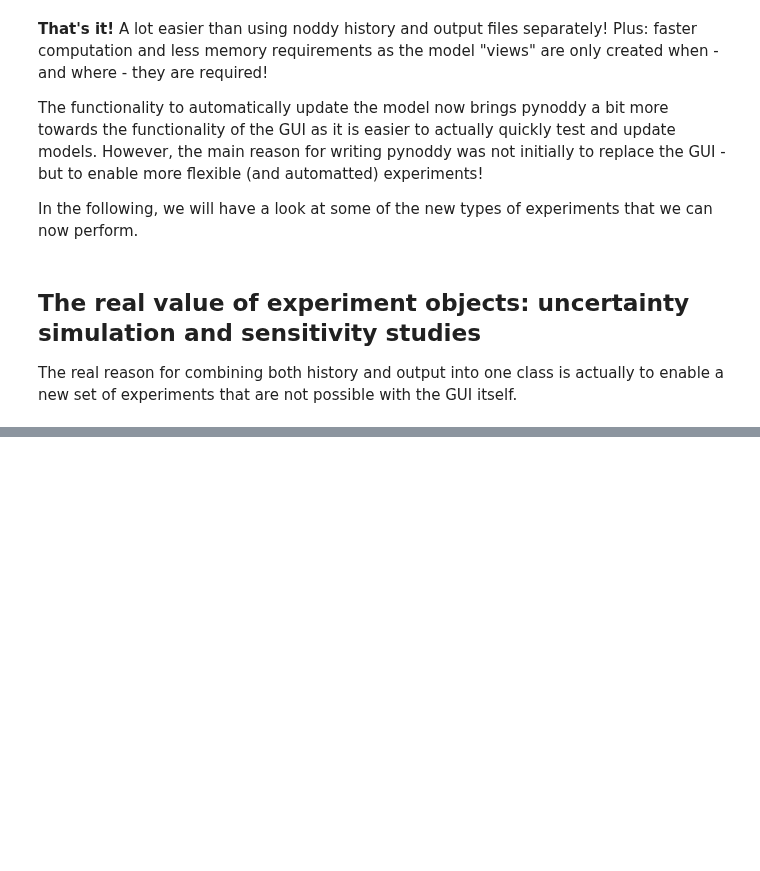
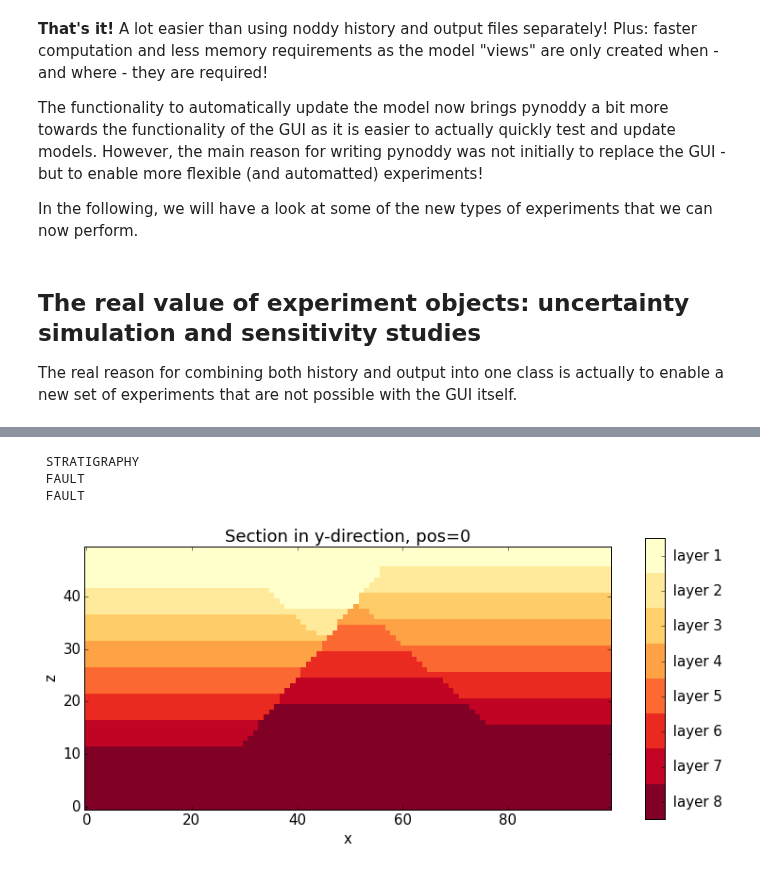
Before and after one commit to cgre-aachen/pynoddy, a Jupyter notebook: docs/notebooks/8-Experiments.ipynb, the cells around one changed output, grey strips where cells are left out. Saved outputs shown, nothing was run; the diff lists cells and outputs as text; code cells hidden in the pictures; blank space fills up the shorter version.

```diff
--- a/docs/notebooks/8-Experiments.ipynb
+++ b/docs/notebooks/8-Experiments.ipynb
@@ -92,0 +141,29 @@ c.x
+# %%
+reload(pynoddy.experiment)
+# Start again with the original model
+his_filename = "two_faults_sensi.his"
+ex1 = pynoddy.experiment.Experiment(his_file = his_filename)
+# Initialise dictionary
+param_stats = {}
+
+# Definition of stats dictionary is:
+# param_stats[event_id][parameter_name][stats_type] = value
+
+
+# Define statistics for event 2 (first fault):
+param_stats[2] = {'Dip' : {'min' : 50., 'max' : 70.,
+                           'type' : 'normal', 'stdev' : 10., 'mean' : 60.},
+                  'Slip' : {'min' : 500., 'max' : 1500.,
+                            'type' : 'normal', 'stdev' : 500, 'mean' : 1000.}}
+
+# and for event 3 (second fault):
+param_stats[3] = {'Dip' : {'min' : 50., 'max' : 70.,
+                           'type' : 'normal', 'stdev' : 10., 'mean' : 60.},
+                  'Slip' : {'min' : 500., 'max' : 1500.,
+                            'type' : 'normal', 'stdev' : 500, 'mean' : 1000.}}
+
+ex1.set_parameter_statistics(param_stats)
+# %% [output]
+ STRATIGRAPHY
+ FAULT
+ FAULT
@@ -92,0 +172,4 @@ c.x
+# %%
+ex1.plot_section()
+# %% [output]
+[figure, added]
```
Also changed, not shown: parts of 31 cells of this notebook, 16 other files.
